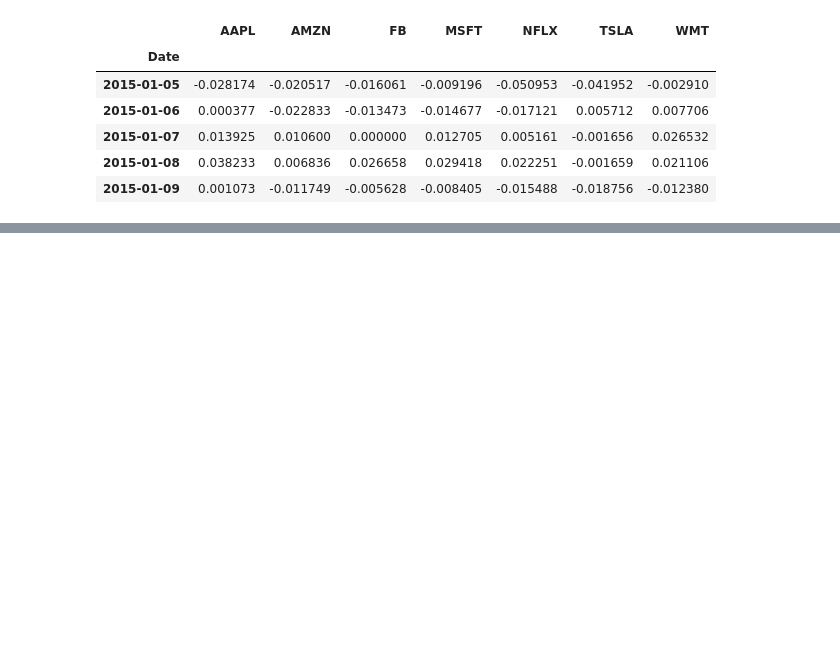
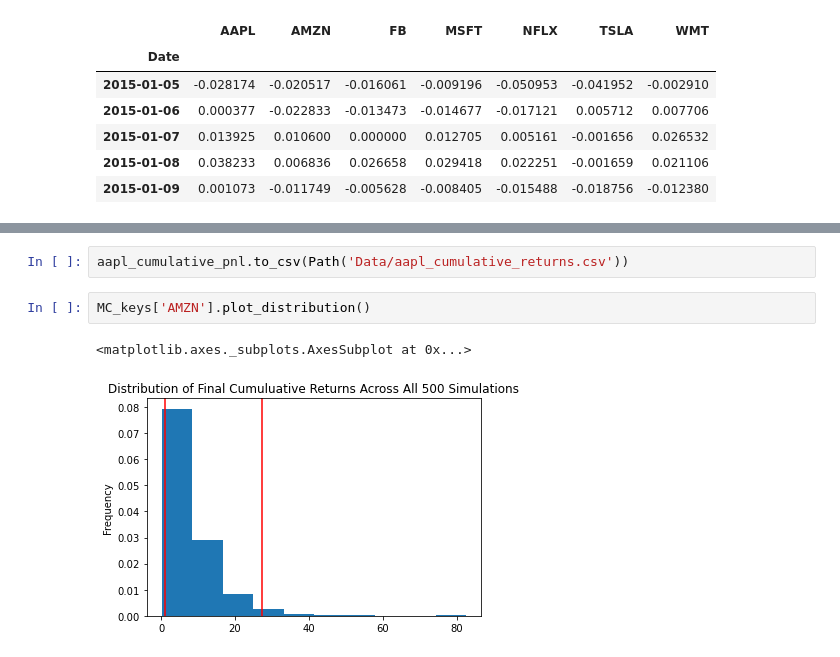
Before and after one commit to jerry1998728/SIP-Project, a Jupyter notebook: MC_simulation.ipynb, the cells around one changed output, grey strips where cells are left out. Cells and saved outputs as stored; diff of their text form; blank space fills up the shorter version.

```diff
--- a/MC_simulation.ipynb
+++ b/MC_simulation.ipynb
@@ -131,0 +247,7 @@ NameError: name 'MC_AAPL' is not defined
+# %%
+aapl_cumulative_pnl.to_csv(Path('Data/aapl_cumulative_returns.csv'))
+# %%
+MC_keys['AMZN'].plot_distribution()
+# %% [output]
+<matplotlib.axes._subplots.AxesSubplot at 0x...>
+[figure, added]
```
Also changed, not shown: parts of 53 cells of this notebook, 12 other files.
